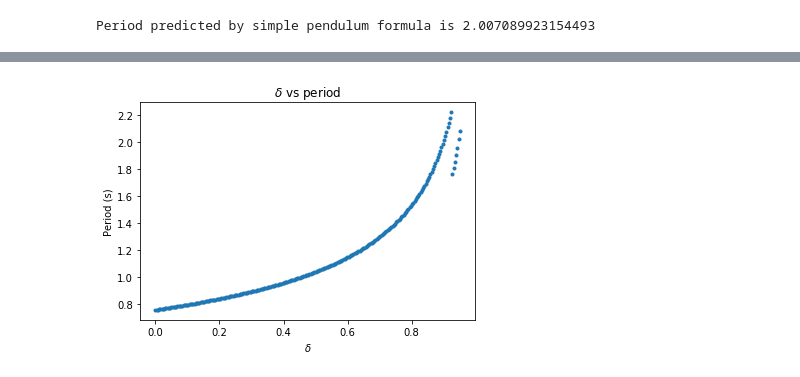
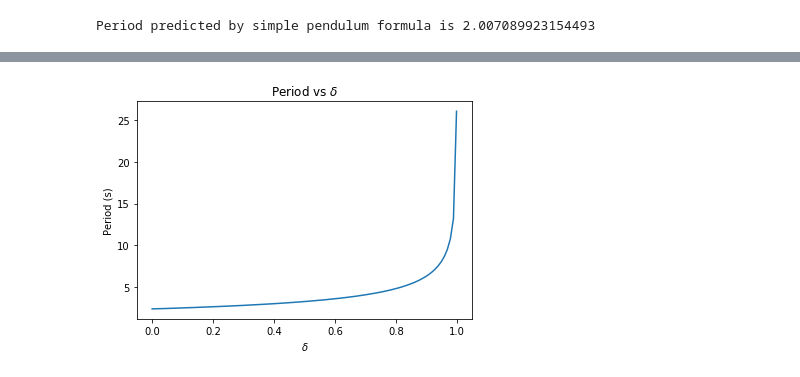
Before and after one commit to austinbeauch/thirdyearphys, a Jupyter notebook: 321A/A2_Beauchamp.ipynb, the cells around one changed output, grey strips where cells are left out. Cells and saved outputs as stored; diff of their text form; code cells hidden in the pictures.

```diff
--- a/321A/A2_Beauchamp.ipynb
+++ b/321A/A2_Beauchamp.ipynb
@@ -9,8 +9,8 @@ theta_0 = np.pi / 2
 theta_prime_0 = 0
 L = 1  # m
 g = 9.8  # m/s^2
-T = 2 * np.pi * np.sqrt(L/g)
-omega = g/L
+omega = np.sqrt(g/L)
+T = 2 * np.pi / omega
 
 print(f"Period predicted by simple pendulum formula is {T}")
 # %% [output]
@@ -21,7 +21,7 @@ def dy_dt(initial, t, delta):
     return [y2, - omega**2 * np.sin(y1) * (1 - delta * np.abs(np.sin(y1)))]
 # %%
 t_start = -0.5
-t_end = 4
+t_end = 5
 n = 10000
 t = np.linspace(t_start, t_end, n)
 
@@ -31,6 +31,6 @@ delta = 0
 sol = odeint(dy_dt, y0, t, args=(delta,))
 plt.plot(t, sol[:, 0], 'b')
 plt.title("Motion of a pendulum, $\delta=0$")
-plt.xlabel("Time"); plt.ylabel("Position (rad)")
+plt.xlabel("Time (s)"); plt.ylabel("Position (rad)")
 plt.show()
 # %% [output]
@@ -38,19 +38,24 @@ plt.show()
 # %%
-npar = 10
-par = np.linspace(1e-4,np.pi, npar)
+npar = 20
+par = np.linspace(1e-4, 3.1, npar)
 for i in range(npar):
     y_initial = [par[i], theta_prime_0]
     sol = odeint(dy_dt, y_initial, t, args=(delta,))
     x = sol[:, 0]
+
+    # I used scipy's find_peaks method instead of iterating with a for loop
+    peaks, _ = find_peaks(x, height=0)
     plt.plot(t, x)
-    peaks, _ = find_peaks(x, height=0)
+    plt.plot(t[peaks], x[peaks], "x")
     try:
-        period = t[peaks][1] - t[peaks][0]
+        period = t[peaks][1] - t[peaks][0]  # find the period from the time difference between two peaks
         err = abs(((T - period) / T))
         if err <= 0.01:
-            print(f"Period is {round(period, 4)}s at {round(par[i], 4)}rad, err: {round(err, 5)}")
-            break
+            print(f"Period is {round(period, 4)}s at {round(par[i], 4)} rad, err: {round(err, 5)}")
     except IndexError:
         pass  # no peaks
+
+plt.title("Period changes at different starting angles")
+plt.xlabel("Time"); plt.ylabel("Position (rad)")
 plt.show()
 # %% [output]
@@ -58,17 +66,20 @@ plt.show()
 # %%
-deltas = np.linspace(0.0,0.95,5)
+deltas = np.linspace(0, 0.999, 100)
 periods = []
+
+t_start = -0.5
+t_end = 30
+n = 10000
+t = np.linspace(t_start, t_end, n)
 for delt in deltas:
+    sol = odeint(dy_dt, y0, t, args=(delt,))
+    x = sol[:, 0]
     if delt == 1:
         periods.append(0)
         continue
-    sol = odeint(dy_dt, y0, t, args=(delt,))
-    x = sol[:, 0]
-    plt.plot(t, x)
     peaks, _ = find_peaks(x, height=0)
     try:
         period = t[peaks][1] - t[peaks][0]
     except IndexError:
         period = t[peaks][0]
     periods.append(period)
-plt.show()
@@ -77,7 +86,7 @@ plt.show()
 # %%
-plt.plot(deltas, periods, '.')
-plt.title("$\delta$ vs period")
+plt.plot(deltas, periods)
+plt.title("Period vs $\delta$")
 plt.xlabel("$\delta$"); plt.ylabel("Period (s)")
 plt.show()
 # %% [output]
-[figure, old version]
+[figure, new version]
```
Also changed, not shown: parts of 6 cells of this notebook, 5 other files.
